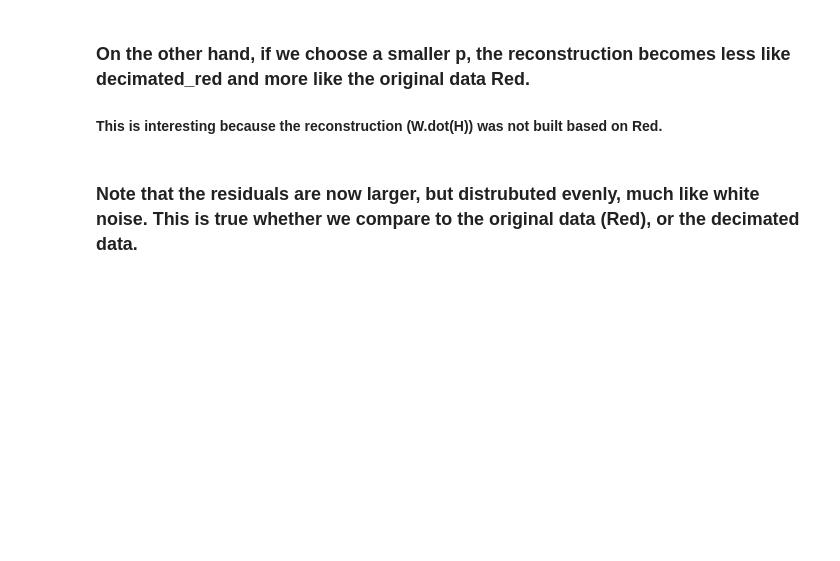
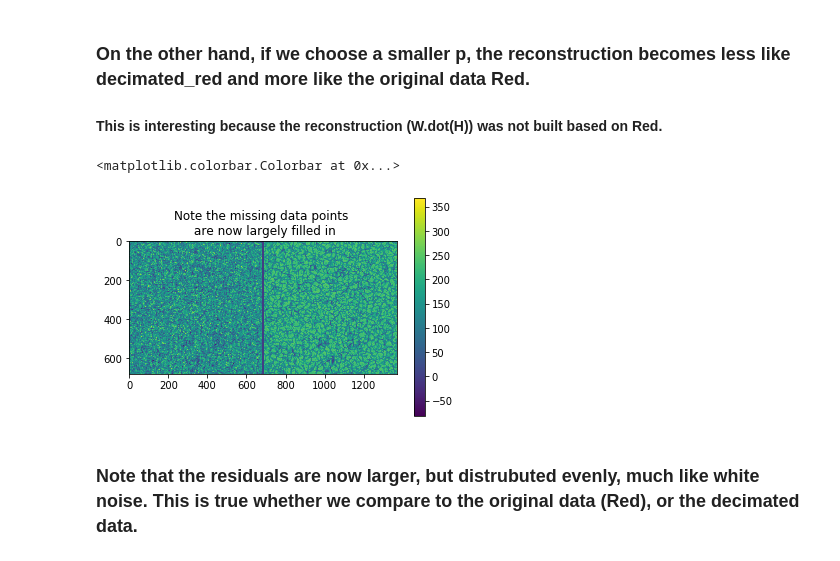
Before and after one commit to ljbelenky/matrix_factorization_example, a Jupyter notebook: Matrix Factorization Example.ipynb, the cells around one changed output. Saved outputs shown, nothing was run; the diff lists cells and outputs as text; code cells hidden in the pictures; blank space fills up the shorter version.

```diff
--- a/Matrix Factorization Example.ipynb
+++ b/Matrix Factorization Example.ipynb
@@ -92,10 +115,14 @@ plt.hist((np.round(W.dot(H),8) - decimated_red).flatten())
 # %%
 W = np.random.random(size = (Red.shape[0], int(Red.shape[1]/10)))
 for i in range(50):
     H = np.linalg.lstsq(W,decimated_red, rcond = None)[0]
     W = np.linalg.lstsq(H.T, decimated_red.T, rcond = None)[0].T
 plt.imshow(np.hstack([W.dot(H), vertical_line, Red]))
+plt.title('Note the missing data points \n are now largely filled in')
 plt.colorbar()
+# %% [output]
+<matplotlib.colorbar.Colorbar at 0x...>
+[figure, added]
 # %% [markdown]
 ### Note that the residuals are now larger, but distrubuted evenly, much  like white noise. This is true whether we compare to the original data (Red), or the decimated data.
 # %%
```
Also changed, not shown: parts of 10 cells of this notebook.
